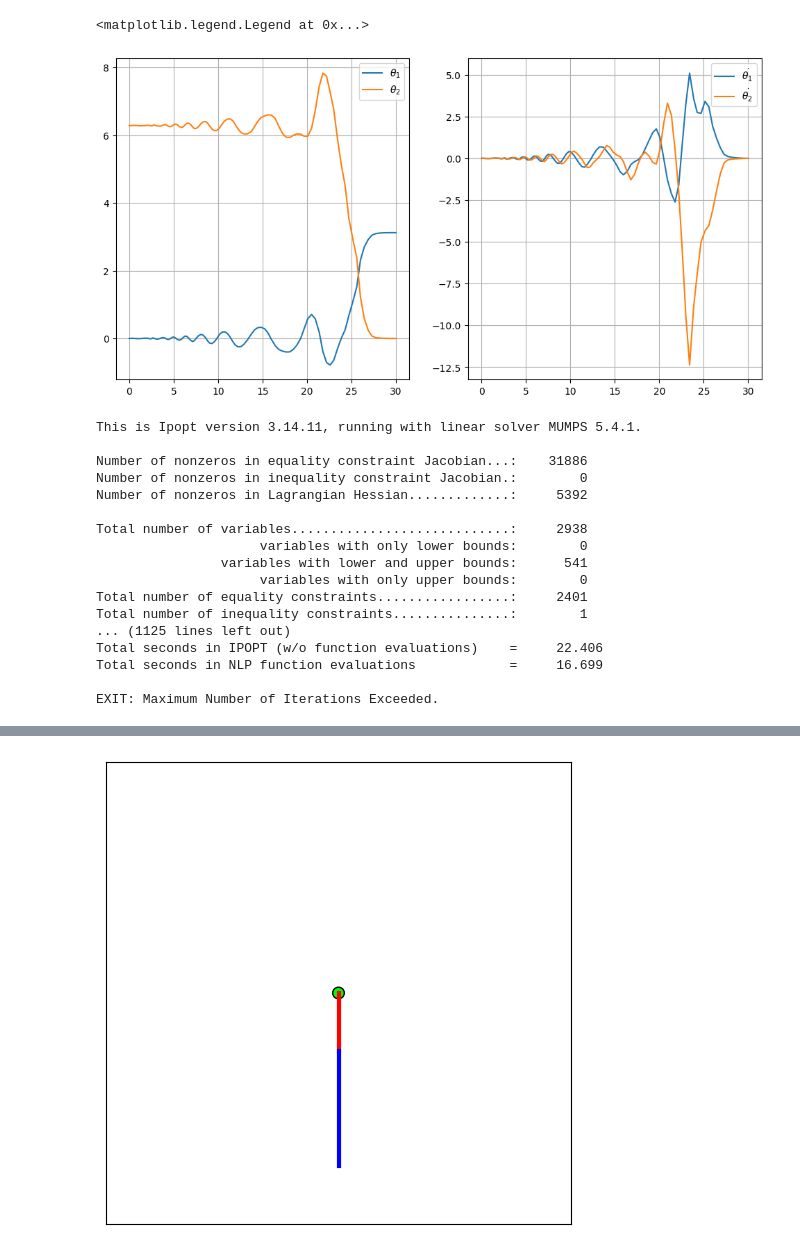
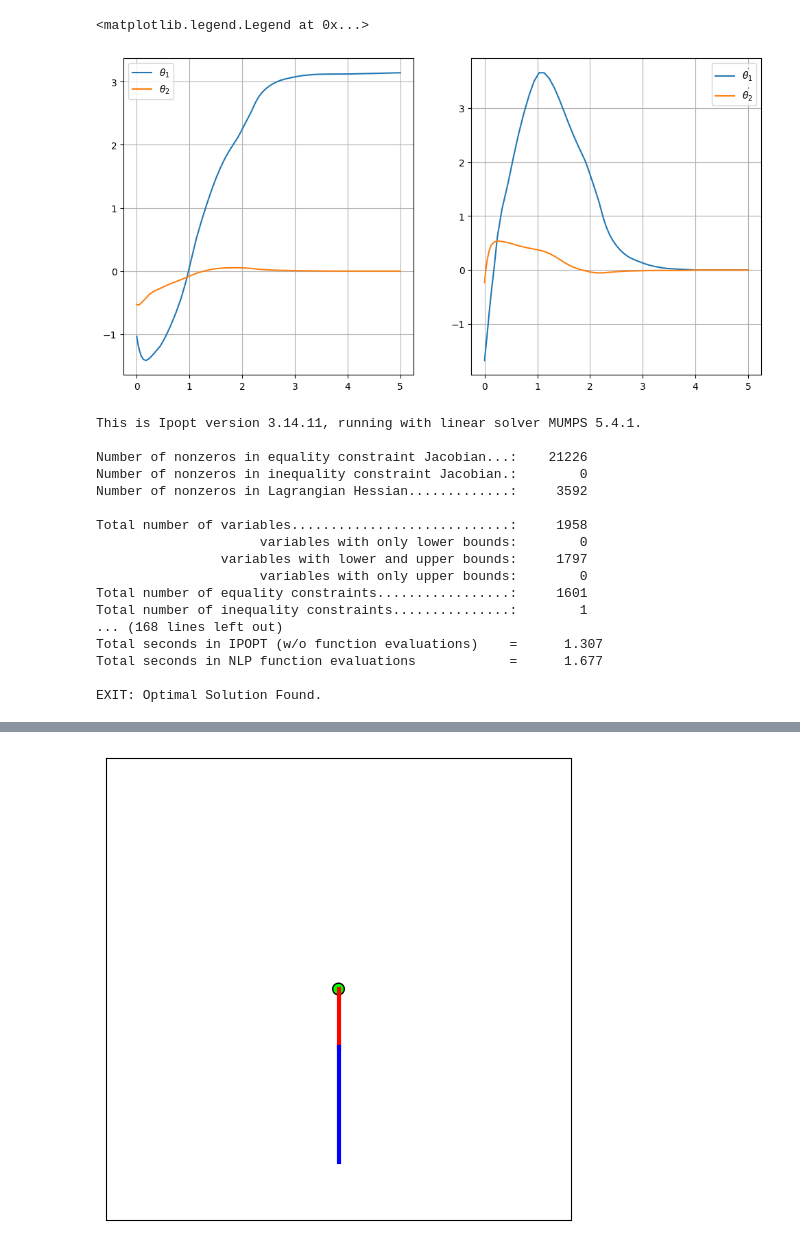
Before and after one commit to aneesas/1632-project, a Jupyter notebook: acrobot_yapss.ipynb, the cells around one changed output, grey strips where cells are left out. Cells and saved outputs as stored; diff of their text form; code cells hidden in the pictures.

Commit message:
Swing-up control converges! Time interval was too long before

```diff
--- a/acrobot_yapss.ipynb
+++ b/acrobot_yapss.ipynb
@@ -29,12 +30,12 @@ I2 = 0.33
 # Gravity
 g = 9.8
 # Damping coefficients
-b1 = 3.
-b2 = 0
+b1 = 2
+b2 = 5
 
 ### Problem parameters
 t0 = 0
-tf = 30
+tf = 5
 R = 10
 
 if PASSIVE_BOT:
@@ -45,6 +46,13 @@ if PASSIVE_BOT:
 else:
     x0 = [0, 0, 0, 0]
     xf = [np.pi, 0, 0, 0]
+
+# Source: https://underactuated.csail.mit.edu/trajopt.html#section3
+KNOWN_SOLUTION_STATE = [0.0, 0.2, 1.4, 2.0, 4.0]
+KNOWN_SOLUTION_TIME = [[x0[0], 0.35, -1.19, 1.12, xf[0]],
+                       [x0[1], -0.71, 0.77, 2.48, xf[1]],
+                       [x0[2], 2.63, -6.87, 5.99, xf[2]],
+                       [x0[3], -5.34, 15.17, -3.22, xf[3]]]
 # %%
 ### Acrobot dynamics & objective function
 
@@ -123,9 +131,6 @@ def continuous(arg):
 
 # Acrobot state: [theta1, theta2, theta1_dot, theta2_dot]
 # input: [torque] (at elbow joint only)
-import scipy.integrate
-
-
 problem = Problem(name="acrobot", nx=[4], nu=[1], nq=[1])
 
 functions = problem.functions
@@ -153,9 +158,11 @@ else:
     bounds.control.lower[:] = (-TORQUE_MAX,)
     bounds.control.upper[:] = (TORQUE_MAX,)
 
+# State bounds (only on q2; the rest are very loose)
+bounds.state.lower = -10*np.pi, -np.pi, -100, -100
+bounds.state.upper = 10*np.pi, np.pi, 100, 100
+
 ## Set initial guess
-
-# TODO remove/move?
 if SPONG_DYNAMICS:
     dynamics_fn = dynamics_spong
 else:
@@ -164,50 +171,55 @@ else:
 if PASSIVE_BOT:
     sol = scipy.integrate.solve_ivp(lambda t,y: dynamics_fn(*y, 0), [t0, tf], x0)
     state_guess = [sol.y[0], sol.y[1], sol.y[2], sol.y[3]]
+    time_guess = sol.t
+elif USE_KNOWN_SOLUTION:
+    state_guess = KNOWN_SOLUTION_STATE
+    time_guess = KNOWN_SOLUTION_TIME
 else:
-    # Simulate it backwards
+    # Simulate the swing-up backwards
     sol = scipy.integrate.solve_ivp(lambda t,y: dynamics_fn(*y, 0, damping=True),
-                                    [t0, tf],
+                                    [t0, tf-1],
                                     [xf[0] - 0.02, xf[1], xf[2], xf[3]])
     state_guess = [np.flip(sol.y[0]), np.flip(sol.y[1]),
                    np.flip(-1*sol.y[2]), np.flip(-1*sol.y[3])]
-    # TODO try seeding with Russ's solution
+    # Extra time step with final state--see if it holds it up there
+    state_guess = [state_guess[0].tolist() + [xf[0]], state_guess[1].tolist()+ [xf[1]], state_guess[2].tolist()+ [xf[2]], state_guess[3].tolist()+ [xf[3]]]
+    time_guess = sol.t.tolist() + [tf]
 
 initial_guess = problem.guess.phase[0]
-initial_guess.time = sol.t
+initial_guess.time = time_guess
 initial_guess.state = state_guess
-# initial_guess.control = ((0, 0),)
 
 ## Mesh and solver settings
 # Prof. Hall suggested 3-400 points here
-m, n = 60, 10
+m, n = 40, 10
 problem.mesh.phase[0].collocation_points = m * (n,)
 problem.mesh.phase[0].mesh_fraction = m * (1.0 / m,)
 
 problem.derivatives.order = "second"
 problem.derivatives.method = "auto"
 problem.spectral_method = "lgl"
-problem.ipopt_options.tol = 1e-10
+problem.ipopt_options.tol = 1e-8
 problem.ipopt_options.max_iter = 1000
 # %%
 ### Plot the initial guess
-time = sol.t
+time = time_guess
 q1, q2, q1_dot, q2_dot = state_guess
 plt.figure(figsize=(12, 6))
 plt.subplot(121)
 plt.plot(time, q1, label="$\\theta_1$")
 plt.plot(time, q2, label="$\\theta_2$")
 plt.grid()
 plt.legend()
 
 plt.subplot(122)
 plt.plot(time, q1_dot, label="$\\dot{\\theta_1}$")
 plt.plot(time, q2_dot, label="$\\dot{\\theta_2}$")
 plt.grid()
 plt.legend()
 # %% [output]
 <matplotlib.legend.Legend at 0x...>
-[figure, old version]
+[figure, new version]
 # %%
 ### Solve
 output = problem.solve()
@@ -220,21 +232,21 @@ q1, q2, q1_dot, q2_dot = output.solution.phase[0].state
 # %% [output]
 This is Ipopt version 3.14.11, running with linear solver MUMPS 5.4.1.
 
-Number of nonzeros in equality constraint Jacobian...:    31886
+Number of nonzeros in equality constraint Jacobian...:    21226
 Number of nonzeros in inequality constraint Jacobian.:        0
-Number of nonzeros in Lagrangian Hessian.............:     5392
+Number of nonzeros in Lagrangian Hessian.............:     3592
 
-Total number of variables............................:     2938
+Total number of variables............................:     1958
                      variables with only lower bounds:        0
-                variables with lower and upper bounds:      541
+                variables with lower and upper bounds:     1797
                      variables with only upper bounds:        0
-Total number of equality constraints.................:     2401
+Total number of equality constraints.................:     1601
 Total number of inequality constraints...............:        1
-... (1125 lines left out)
-Total seconds in IPOPT (w/o function evaluations)    =     22.406
-Total seconds in NLP function evaluations            =     16.699
+... (168 lines left out)
+Total seconds in IPOPT (w/o function evaluations)    =      1.307
+Total seconds in NLP function evaluations            =      1.677
 
-EXIT: Maximum Number of Iterations Exceeded.
+EXIT: Optimal Solution Found.
 # %%
 # Plot thetas and theta_dots
 plt.figure(figsize=(12, 6))
```
Also changed, not shown: parts of 4 cells of this notebook.
